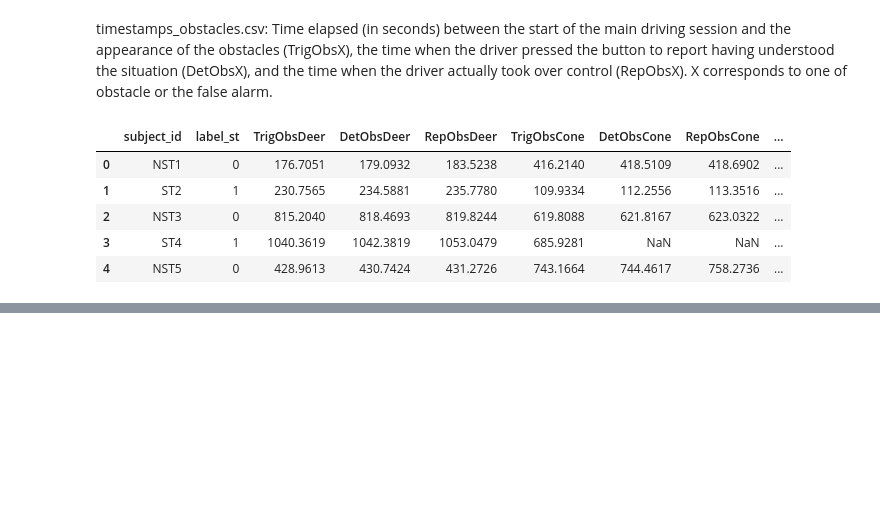
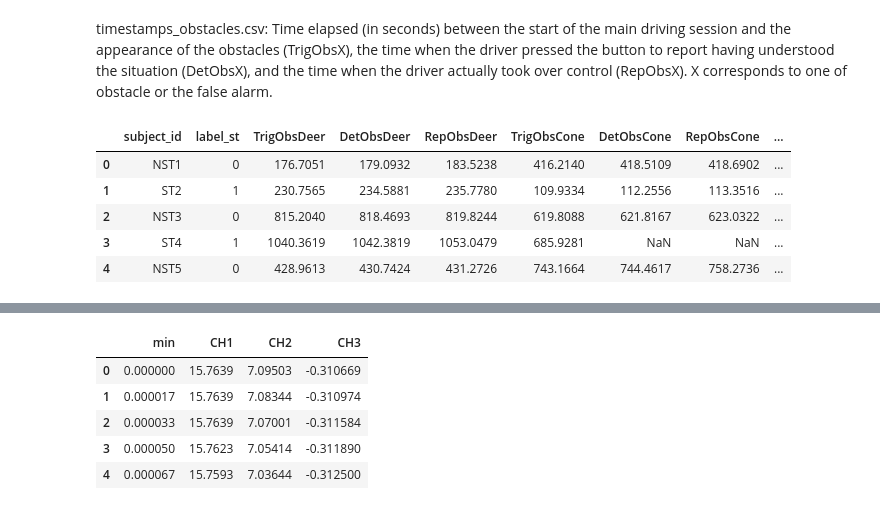
Before and after one commit to Joelmillr/Modeling-Takeover-Time, a Jupyter notebook: code/hmm.ipynb, the cells around one changed output, grey strips where cells are left out. Saved outputs shown, nothing was run; the diff lists cells and outputs as text; code cells hidden in the pictures; blank space fills up the shorter version.

```diff
--- a/code/hmm.ipynb
+++ b/code/hmm.ipynb
@@ -193,0 +316,17 @@ takeover_timestamps.head()
+# %%
+# NST01 Raw Physiological Data
+nst01_physio_data = pd.read_csv(
+    "../AdVitam/Exp2/Raw/Physio/Txt/NST01.txt",
+    sep="\t",
+    header=9,
+    skiprows=[10],
+    usecols=[0, 1, 2, 3],
+)
+nst01_physio_data.head()
+# %% [output]
+|  | min | CH1 | CH2 | CH3 |
+| 0 | 0.000000 | 15.7639 | 7.09503 | -0.310669 |
+| 1 | 0.000017 | 15.7639 | 7.08344 | -0.310974 |
+| 2 | 0.000033 | 15.7639 | 7.07001 | -0.311584 |
+| 3 | 0.000050 | 15.7623 | 7.05414 | -0.311890 |
+| 4 | 0.000067 | 15.7593 | 7.03644 | -0.312500 |
```
Also changed, not shown: parts of 22 cells of this notebook, 3 other files.
